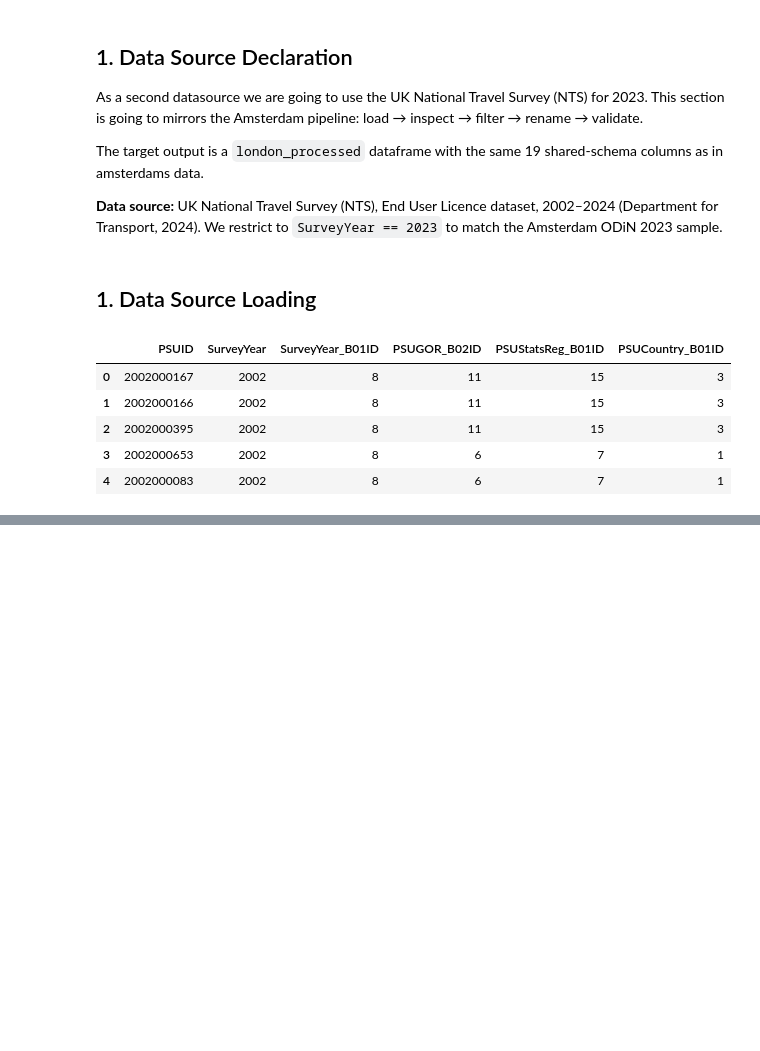
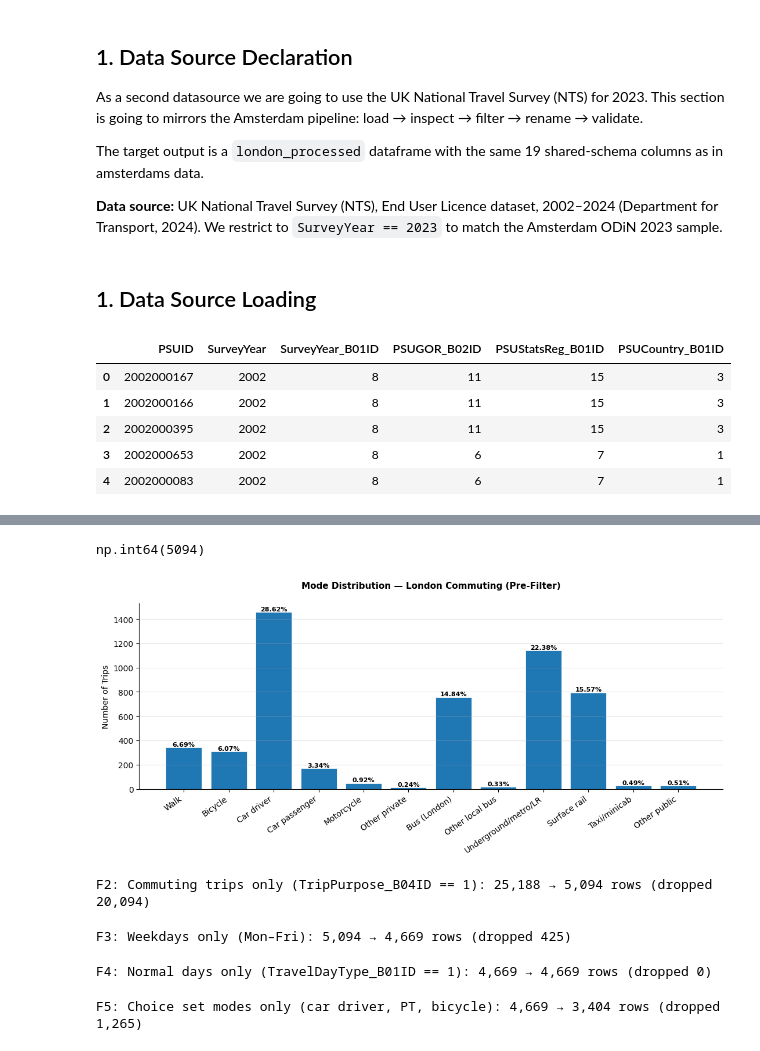
Before and after one commit to vladimir153240/Amsterdam-London-Urban-Commuters, a Jupyter notebook: notebooks/dataload_london_commuters.ipynb, the cells around one changed output, grey strips where cells are left out. Saved outputs shown, nothing was run; the diff lists cells and outputs as text; code cells hidden in the pictures; blank space fills up the shorter version.

```diff
--- a/notebooks/dataload_london_commuters.ipynb
+++ b/notebooks/dataload_london_commuters.ipynb
@@ -176,0 +656,10 @@ Sample CSVs saved (20 rows each).
+# %%
+# Temporarily filter to commuting only for this chart
+london_commute_temp = london_data[london_data.TripPurpose_B04ID == commute_code_london].copy()
+
+mode_dist_ldn = (
+    london_commute_temp.MainMode_B04ID.value_counts().sort_index().rename(index = mode_labels_b04)
+)
+
+mode_pct_ldn = (mode_dist_ldn / mode_dist_ldn.sum() * 100).round(2)
+mode_table_ldn = pd.DataFrame({"count": mode_dist_ldn, "pct": mode_pct_ldn})
@@ -176,0 +683,64 @@ Sample CSVs saved (20 rows each).
+# %%
+mode_table_ldn["count"].sum()
+# %% [output]
+np.int64(5094)
+# %%
+#lets plot the mode distribution
+fig, ax = plt.subplots(figsize=(11, 5))
+
+bars = ax.bar(mode_table_ldn.index, mode_table_ldn["count"], edgecolor="white", linewidth=0.5)
+
+for bar, pct in zip(bars, mode_table_ldn["pct"]):
+    if bar.get_height() > 0:
+        ax.text(bar.get_x() + bar.get_width() / 2, bar.get_height() + 2,
+                f"{pct}%", ha="center", va="bottom", fontsize=8, fontweight="bold")
+
+ax.set_title("Mode Distribution — London Commuting (Pre-Filter)\n",
+             fontsize=11, fontweight="bold")
+ax.set_ylabel("Number of Trips")
+ax.grid(axis="y", alpha=0.3)
+ax.spines[["top", "right"]].set_visible(False)
+plt.xticks(rotation=35, ha="right")
+plt.tight_layout()
+plt.show()
+# %% [output]
+[figure, added]
+# %%
+# F2: Commuting trips only
+london_data = apply_filter(
+    london_data,
+    london_data.TripPurpose_B04ID == commute_code_london,
+    "F2: Commuting trips only (TripPurpose_B04ID == 1)"
+)
+# %% [output]
+F2: Commuting trips only (TripPurpose_B04ID == 1): 25,188 → 5,094 rows (dropped 20,094)
+# %%
+# F3: Weekdays only (Mon–Fri)
+london_data = apply_filter(
+    london_data,
+    london_data.TravelWeekDay_B01ID.isin(weekday_codes_london),
+    "F3: Weekdays only (Mon–Fri)"
+)
+# %% [output]
+F3: Weekdays only (Mon–Fri): 5,094 → 4,669 rows (dropped 425)
+# %%
+# F4: Exclude public holidays / bank holidays
+# A mask for a "pure" working day -> weekday which is not a bank holiday
+
+london_data = apply_filter(
+    london_data,
+    london_data.TravelWeekDay_B02ID == normal_day_code,
+    # normal_day_mask,
+    f"F4: Normal days only (TravelDayType_B01ID == {normal_day_code})"
+)
+# %% [output]
+F4: Normal days only (TravelDayType_B01ID == 1): 4,669 → 4,669 rows (dropped 0)
+# %%
+# F5: Three modes only — car driver, PT (bus + underground), bicycle
+london_data = apply_filter(
+    london_data,
+    london_data["MainMode_B04ID"].isin(choice_modes_london),
+    "F5: Choice set modes only (car driver, PT, bicycle)"
+)
+# %% [output]
+F5: Choice set modes only (car driver, PT, bicycle): 4,669 → 3,404 rows (dropped 1,265)
```
Also changed, not shown: parts of 89 cells of this notebook.
